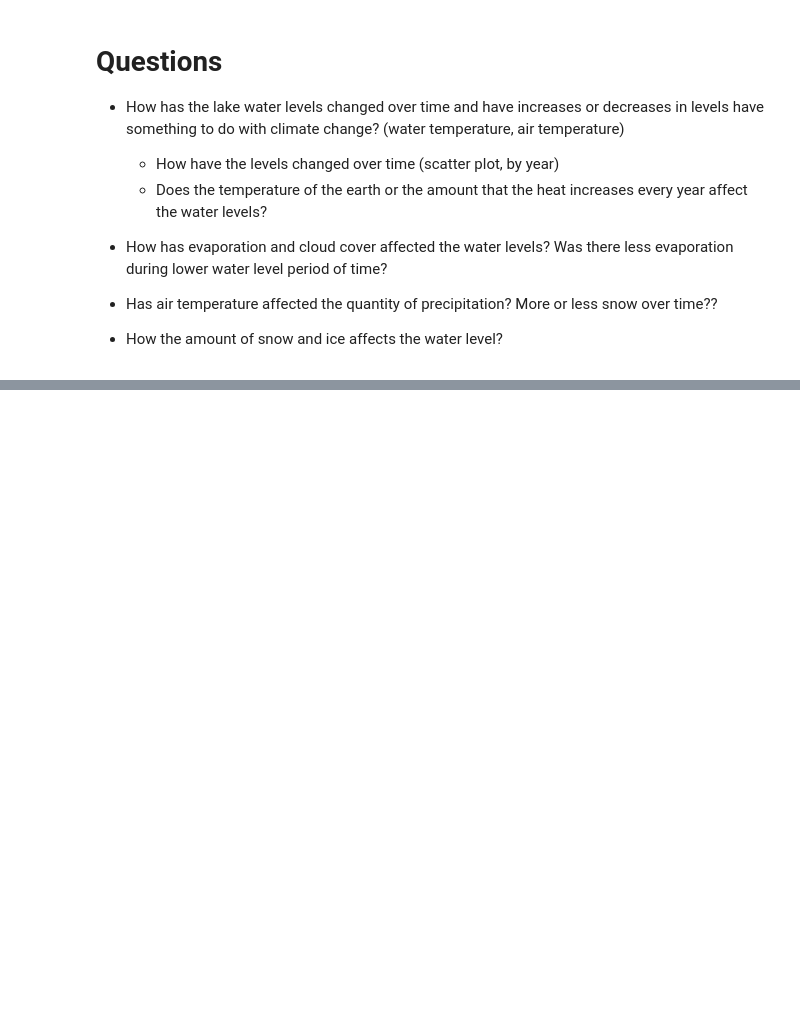
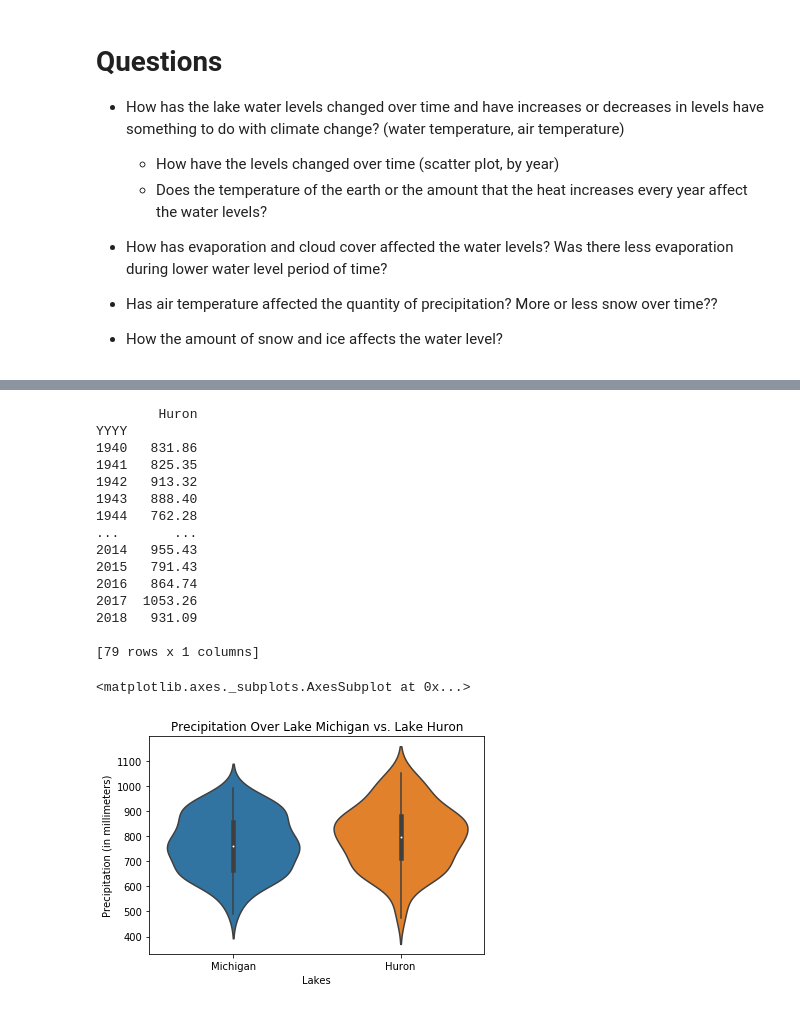
Before and after one commit to olivia1117/LakeWaterLevelData, a Jupyter notebook: Water Level Data Project.ipynb, the cells around one changed output, grey strips where cells are left out. Saved outputs shown, nothing was run; the diff lists cells and outputs as text; code cells hidden in the pictures; blank space fills up the shorter version.

```diff
--- a/Water Level Data Project.ipynb
+++ b/Water Level Data Project.ipynb
@@ -227,0 +412,50 @@ import pandas as pd
+# %%
+# violin plot for mic and hur to compare means
+
+import pandas as pd
+import seaborn as sns
+import numpy as np
+import matplotlib.pyplot as plt
+
+precip_hur_mon_df = pd.read_csv(r'./Copy of precipitation_hur_lake_mon.csv', skiprows = [0,1,2,3,4] )
+precip_hur_mon_df = precip_hur_mon_df.set_index('YYYY')
+precip_hur_mon_df = precip_hur_mon_df.aggregate(func = sum, axis = 1)
+precip_hur_mon_df = pd.DataFrame(precip_hur_mon_df)
+precip_hur_mon_df.columns = ['Huron'] # acts as a column label to move it with michigan
+
+print(precip_hur_mon_df)
+precip_mic_mon_df = pd.read_csv(r'./Copy of precipitation_mic_lake_mon.csv', skiprows = [0,1,2,3,4] )
+precip_mic_mon_df = precip_mic_mon_df.set_index('YYYY')
+precip_mic_mon_df = precip_mic_mon_df.aggregate(func = sum, axis = 1)
+precip_mic_mon_df = pd.DataFrame(precip_mic_mon_df)
+precip_mic_mon_df.columns = ['Michigan']
+
+precip_mic_mon_df['Huron'] = precip_hur_mon_df[['Huron']]
+
+plt.xlabel('Lakes')
+plt.ylabel('Precipitation (in millimeters)')
+plt.title('Precipitation Over Lake Michigan vs. Lake Huron')
+
+#print(precip_mic_mon_df)
+#print(precip_hur_mon_df.keys())
+
+sns.color_palette("hls", 8)
+sns.violinplot(data = precip_mic_mon_df)
+# %% [output]
+        Huron
+YYYY
+1940   831.86
+1941   825.35
+1942   913.32
+1943   888.40
+1944   762.28
+...       ...
+2014   955.43
+2015   791.43
+2016   864.74
+2017  1053.26
+2018   931.09
+
+[79 rows x 1 columns]
+<matplotlib.axes._subplots.AxesSubplot at 0x...>
+[figure, added]
```
Also changed, not shown: parts of 7 cells of this notebook, 2 other files.
